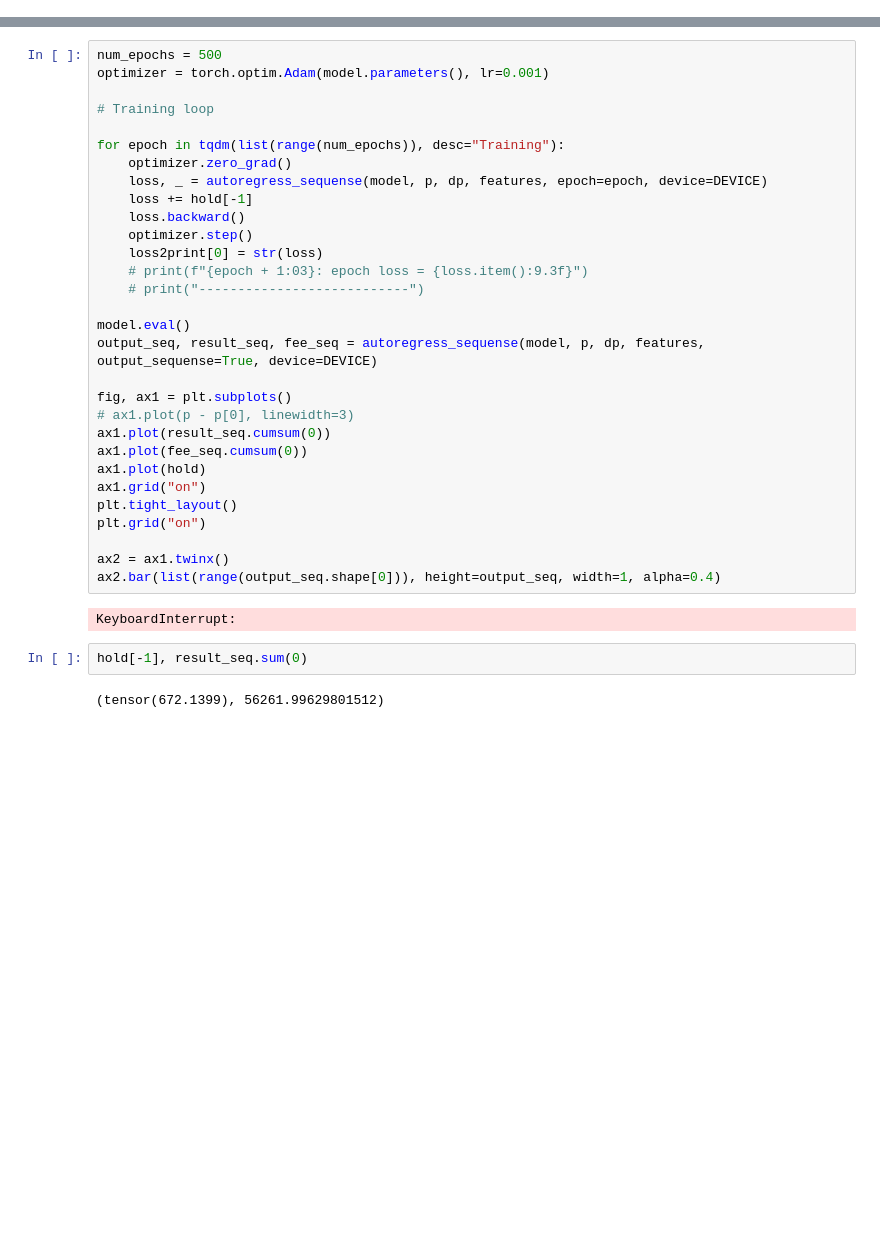
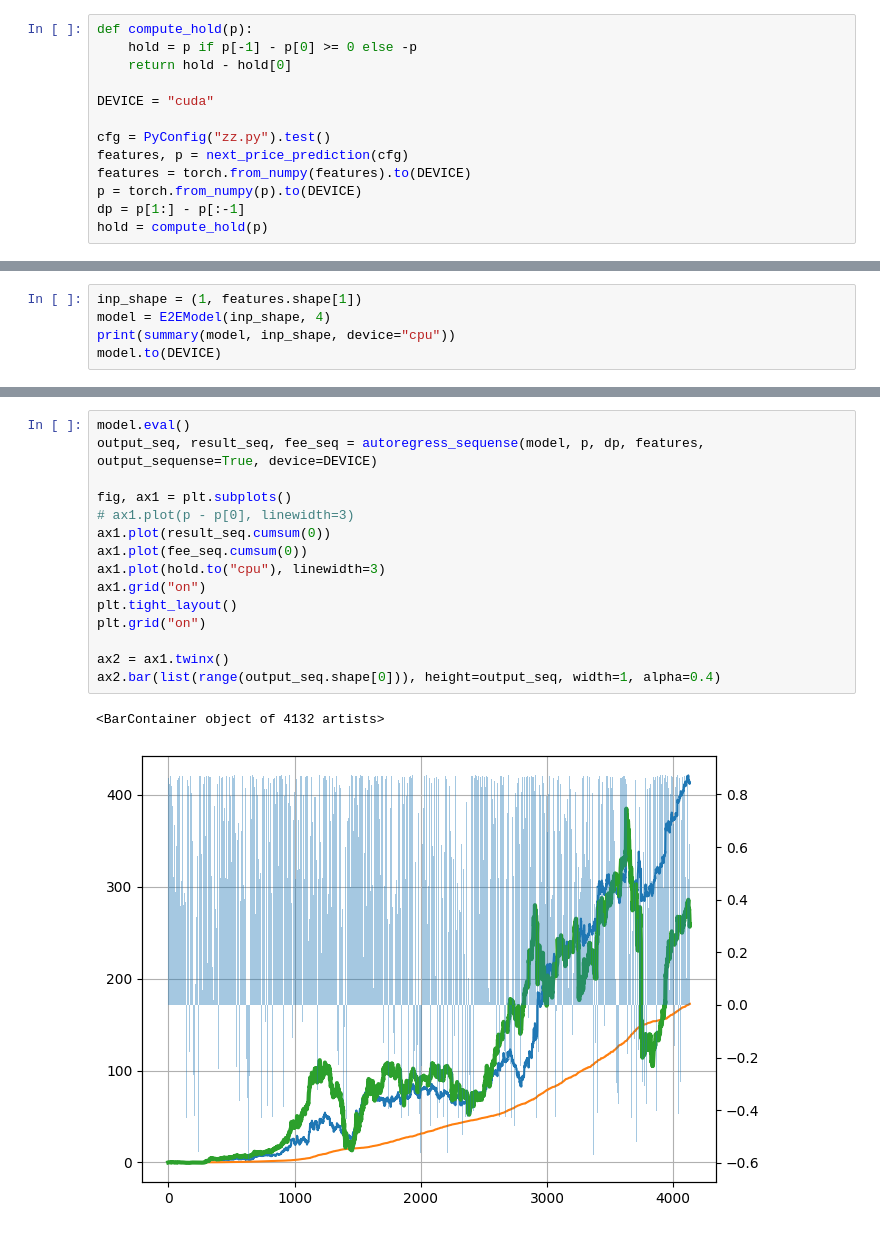
Before and after one commit to binrey/MLTR, a Jupyter notebook: e2e_train.ipynb, the cells around one changed output, grey strips where cells are left out. Cells and saved outputs as stored; diff of their text form; blank space fills up the shorter version.

```diff
--- a/e2e_train.ipynb
+++ b/e2e_train.ipynb
@@ -110,0 +36,13 @@ E2EModel(
+# %%
+def compute_hold(p):
+    hold = p if p[-1] - p[0] >= 0 else -p
+    return hold - hold[0]
+
+DEVICE = "cuda"
+
+cfg = PyConfig("zz.py").test()
+features, p = next_price_prediction(cfg)
+features = torch.from_numpy(features).to(DEVICE)
+p = torch.from_numpy(p).to(DEVICE)
+dp = p[1:] - p[:-1]
+hold = compute_hold(p)
@@ -110,0 +51,5 @@ E2EModel(
+# %%
+inp_shape = (1, features.shape[1])
+model = E2EModel(inp_shape, 4)
+print(summary(model, inp_shape, device="cpu"))
+model.to(DEVICE)
@@ -111,36 +97,18 @@ E2EModel(
 # %%
-num_epochs = 500
-optimizer = torch.optim.Adam(model.parameters(), lr=0.001)
-
-# Training loop
-
-for epoch in tqdm(list(range(num_epochs)), desc="Training"):
-    optimizer.zero_grad()
-    loss, _ = autoregress_sequense(model, p, dp, features, epoch=epoch, device=DEVICE)
-    loss += hold[-1]
-    loss.backward()
-    optimizer.step()
-    loss2print[0] = str(loss)
-    # print(f"{epoch + 1:03}: epoch loss = {loss.item():9.3f}")
-    # print("---------------------------")
-
 model.eval()
 output_seq, result_seq, fee_seq = autoregress_sequense(model, p, dp, features, output_sequense=True, device=DEVICE)
 
 fig, ax1 = plt.subplots()
 # ax1.plot(p - p[0], linewidth=3)
 ax1.plot(result_seq.cumsum(0))
 ax1.plot(fee_seq.cumsum(0))
-ax1.plot(hold)
+ax1.plot(hold.to("cpu"), linewidth=3)
 ax1.grid("on")
 plt.tight_layout()
 plt.grid("on")
 
 ax2 = ax1.twinx()
 ax2.bar(list(range(output_seq.shape[0])), height=output_seq, width=1, alpha=0.4)
 # %% [output]
-KeyboardInterrupt:
+<BarContainer object of 4132 artists>
+[figure, added]
-# %%
-hold[-1], result_seq.sum(0)
-# %% [output]
-(tensor(672.1399), 56261.99629801512)
```
Also changed, not shown: parts of 15 cells of this notebook, 4 other files.
